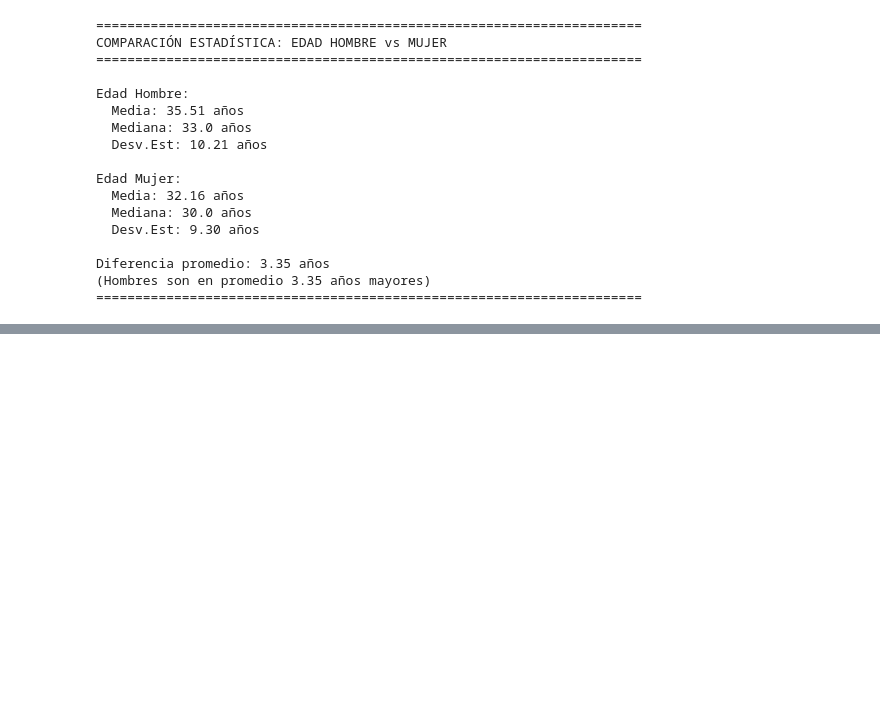
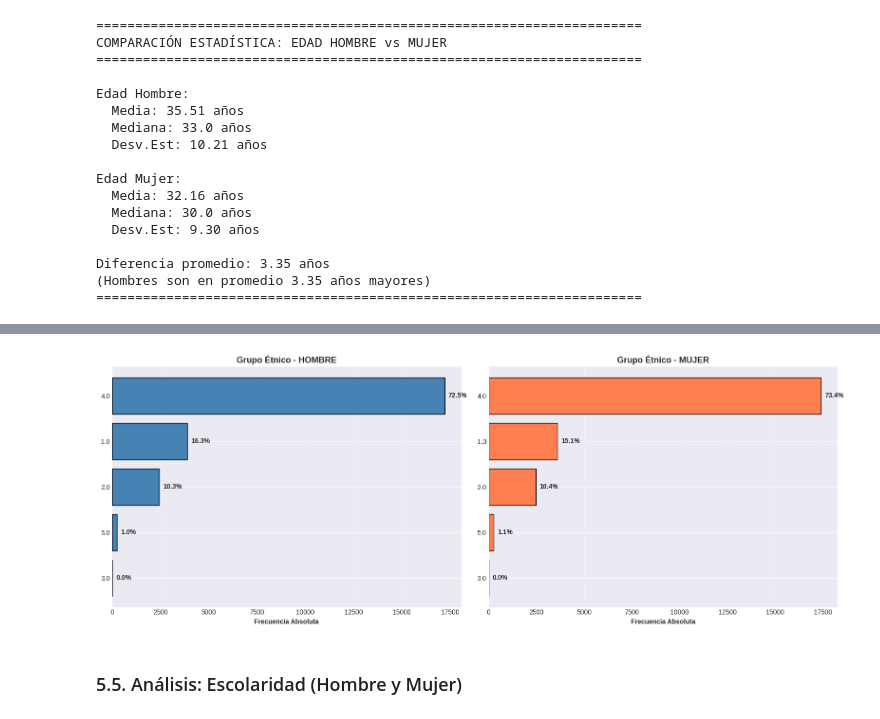
Before and after one commit to Tunchxz/CC3074-Proyecto-1, a Jupyter notebook: proyecto-1.ipynb, the cells around one changed output, grey strips where cells are left out. Cells and saved outputs as stored; diff of their text form; code cells hidden in the pictures; blank space fills up the shorter version.

```diff
--- a/proyecto-1.ipynb
+++ b/proyecto-1.ipynb
@@ -1876,0 +2141,38 @@ Diferencia promedio: 3.35 años
+# %%
+# Gráfico comparativo: Grupo Étnico Hombre vs Mujer
+fig, axes = plt.subplots(1, 2, figsize=(16, 6))
+
+# Gráfico para Hombres
+top_h = resultado_etnia_h['tabla_frecuencias'].head(8)
+axes[0].barh(range(len(top_h)), top_h['Frecuencia Absoluta'], color='steelblue', edgecolor='black')
+for i, (idx, row) in enumerate(top_h.iterrows()):
+    axes[0].text(row['Frecuencia Absoluta'] + 200, i,
+                f"{row['Frecuencia Relativa (%)']:.1f}%",
+                va='center', fontsize=10, fontweight='bold')
+axes[0].set_yticks(range(len(top_h)))
+axes[0].set_yticklabels(top_h.index)
+axes[0].set_xlabel('Frecuencia Absoluta', fontweight='bold')
+axes[0].set_title('Grupo Étnico - HOMBRE', fontweight='bold', fontsize=13)
+axes[0].invert_yaxis()
+axes[0].grid(True, alpha=0.3, axis='x')
+
+# Gráfico para Mujeres
+top_m = resultado_etnia_m['tabla_frecuencias'].head(8)
+axes[1].barh(range(len(top_m)), top_m['Frecuencia Absoluta'], color='coral', edgecolor='black')
+for i, (idx, row) in enumerate(top_m.iterrows()):
+    axes[1].text(row['Frecuencia Absoluta'] + 200, i,
+                f"{row['Frecuencia Relativa (%)']:.1f}%",
+                va='center', fontsize=10, fontweight='bold')
+axes[1].set_yticks(range(len(top_m)))
+axes[1].set_yticklabels(top_m.index)
+axes[1].set_xlabel('Frecuencia Absoluta', fontweight='bold')
+axes[1].set_title('Grupo Étnico - MUJER', fontweight='bold', fontsize=13)
+axes[1].invert_yaxis()
+axes[1].grid(True, alpha=0.3, axis='x')
+
+plt.tight_layout()
+plt.show()
+# %% [output]
+[figure, added]
+# %% [markdown]
+### 5.5. Análisis: Escolaridad (Hombre y Mujer)
```
Also changed, not shown: parts of 19 cells of this notebook.
